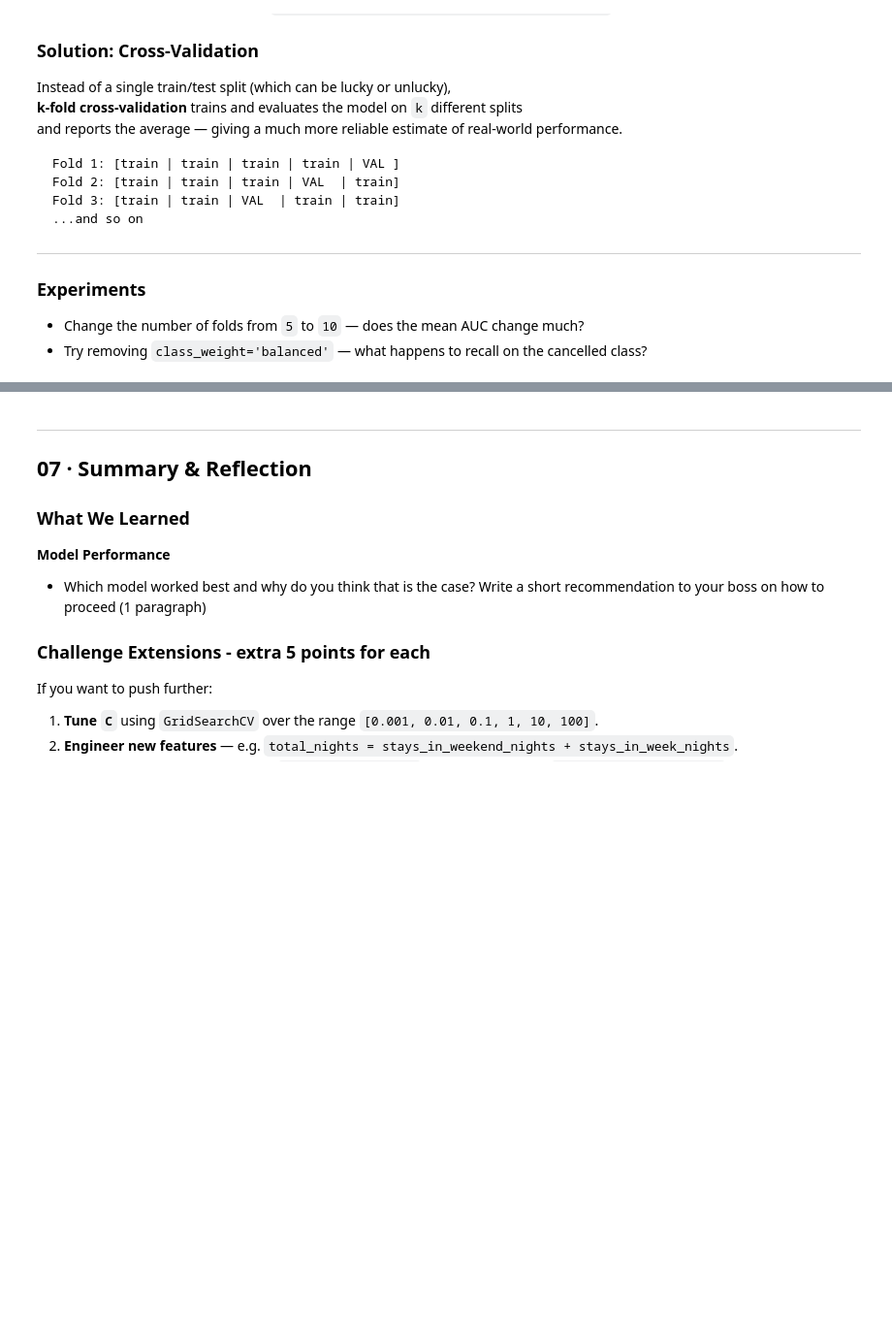
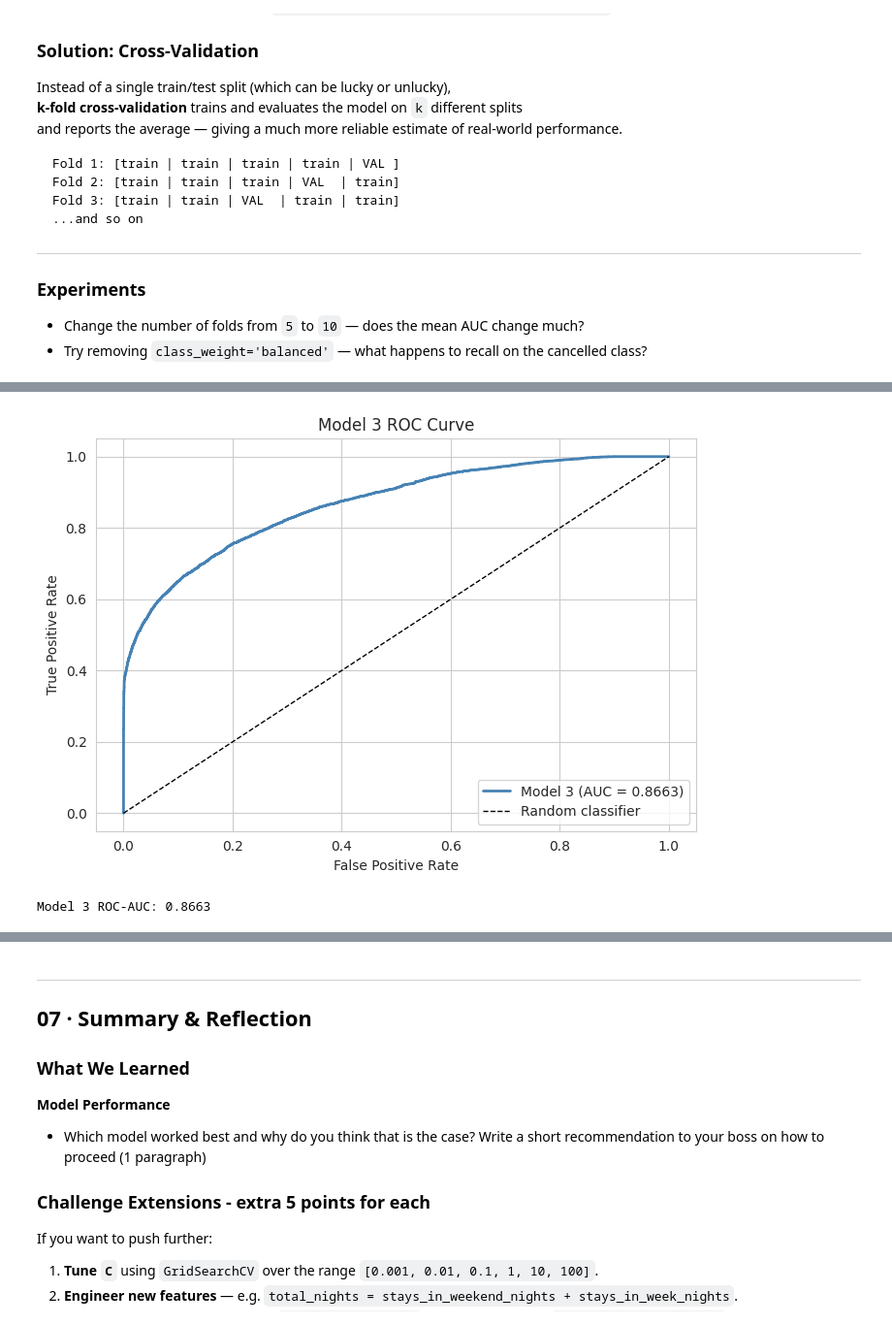
Before and after one commit to aelias5438/week_8, a Jupyter notebook: hotel_cancellation_lab.ipynb, the cells around one changed output, grey strips where cells are left out. Shown at 97% size. Drawn from its saved outputs; the diff is of its cells as text; code cells hidden in the pictures; blank space fills up the shorter version.

```diff
--- a/hotel_cancellation_lab.ipynb
+++ b/hotel_cancellation_lab.ipynb
@@ -356,3 +410,20 @@ Fold 3: [train | train | VAL  | train | train]
 
 - Change the number of folds from `5` to `10` — does the mean AUC change much?
 - Try removing `class_weight='balanced'` — what happens to recall on the cancelled class?
+# %%
+preprocessor_m3 = ColumnTransformer(transformers=[
+    ('cat', OneHotEncoder(handle_unknown='ignore', sparse_output=False), cat_cols),
+    ('num', MinMaxScaler(), num_cols)
+])
+
+pipe_m3 = Pipeline(steps=[
+    ('prep', preprocessor_m3),
+    ('model', LogisticRegression(
+        solver='liblinear',
+        max_iter=5000,
+        random_state=42,
+        class_weight='balanced'
+    ))
+])
+# %%
+pipe_m3.fit(X_train, y_train)
@@ -358,0 +448,25 @@ Fold 3: [train | train | VAL  | train | train]
+# %%
+# Cross-validation
+cv = StratifiedKFold(n_splits=10, shuffle=True, random_state=42)
+scores = cross_val_score(pipe_m3, X_train, y_train, cv=cv, scoring='roc_auc')
+
+y_pred_m3 = pipe_m3.predict(X_test)
+y_proba_m3 = pipe_m3.predict_proba(X_test)[:, 1]
+# %%
+fpr_m3, tpr_m3, thresholds = roc_curve(y_test, y_proba_m3)
+auc_m3 = roc_auc_score(y_test, y_proba_m3)
+
+fig, ax = plt.subplots(figsize=(7, 5))
+ax.plot(fpr_m3, tpr_m3, lw=2, color='steelblue', label=f'Model 3 (AUC = {auc_m3:.4f})')
+ax.plot([0, 1], [0, 1], 'k--', lw=1, label='Random classifier')
+ax.set_xlabel('False Positive Rate')
+ax.set_ylabel('True Positive Rate')
+ax.set_title('Model 3 ROC Curve')
+ax.legend(loc='lower right')
+plt.tight_layout()
+plt.show()
+
+print(f"Model 3 ROC-AUC: {auc_m3:.4f}")
+# %% [output]
+[figure, added]
+Model 3 ROC-AUC: 0.8663
```
Also changed, not shown: parts of 15 cells of this notebook.
